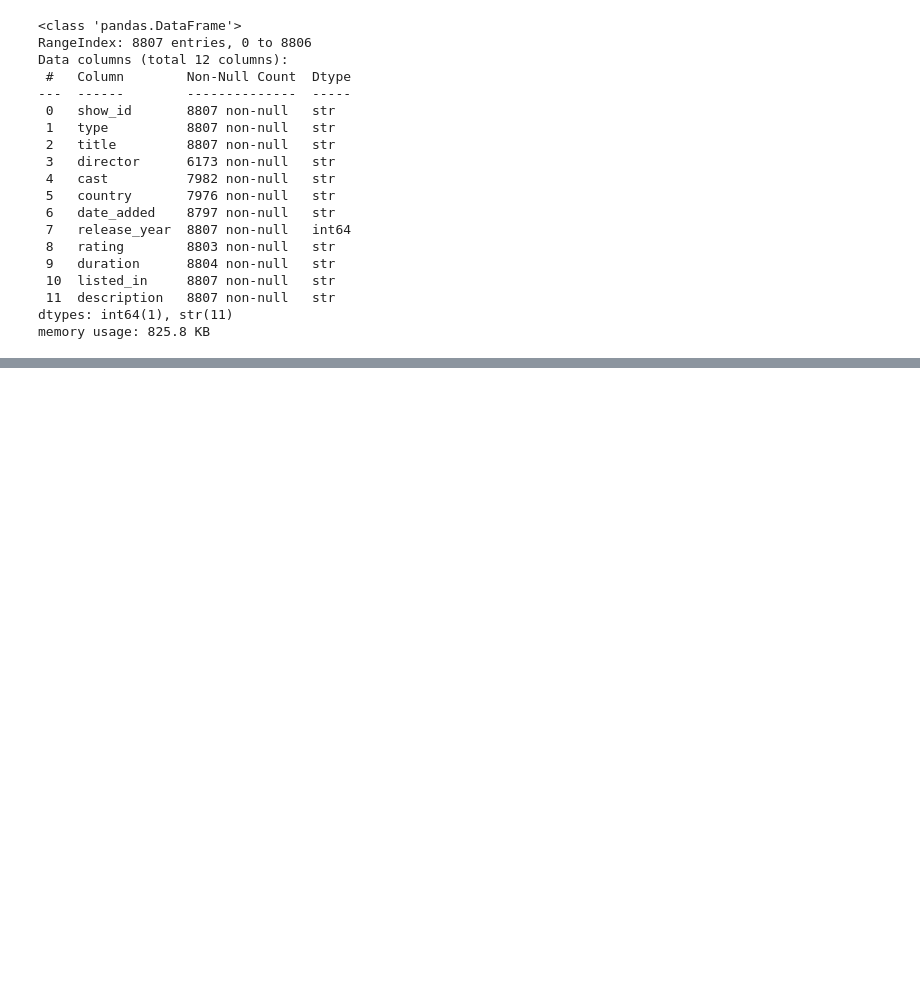
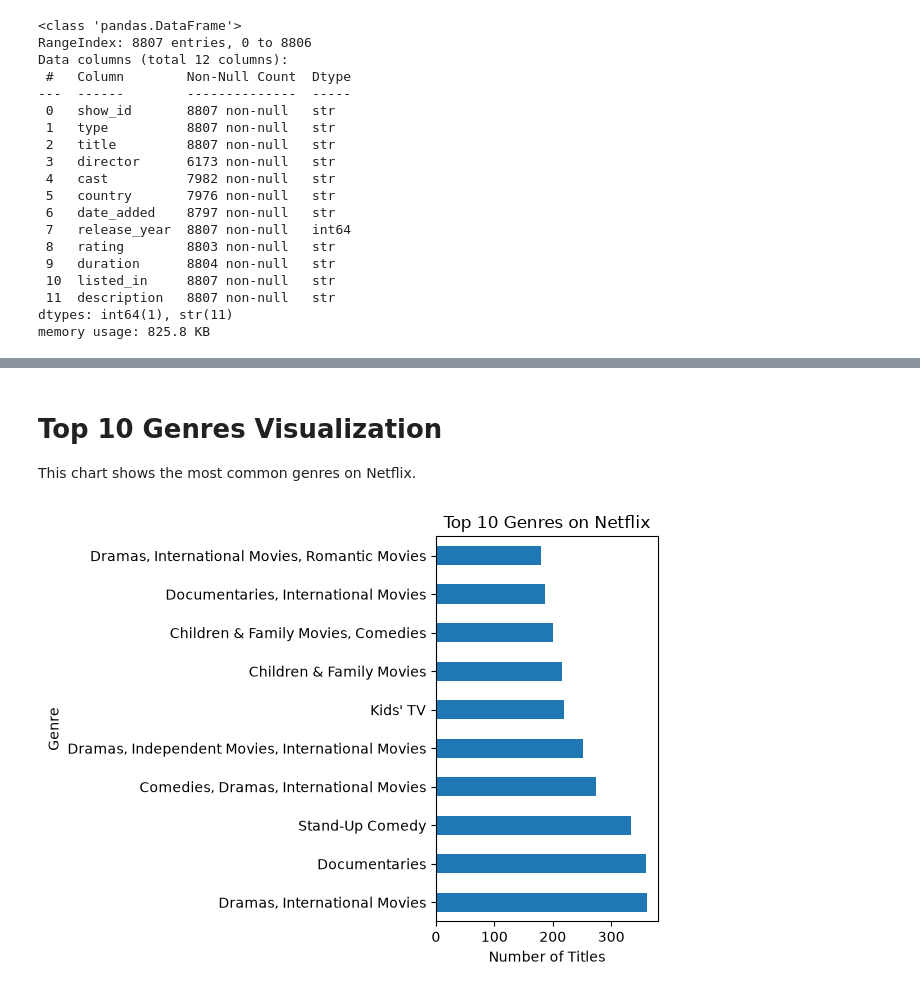
Before and after one commit to Woxnkr/netflix-data-analysis, a Jupyter notebook: notebook/netflix_analysis.ipynb, the cells around one changed output, grey strips where cells are left out. Saved outputs shown, nothing was run; the diff lists cells and outputs as text; code cells hidden in the pictures; blank space fills up the shorter version.

```diff
--- a/notebook/netflix_analysis.ipynb
+++ b/notebook/netflix_analysis.ipynb
@@ -45,0 +167,6 @@ memory usage: 825.8 KB
+# %%
+# Count the most common genres
+top_genres = df["listed_in"].value_counts().head(10)
+
+# Display the top 10 genres
+top_genres
@@ -45,0 +330,18 @@ memory usage: 825.8 KB
+# %% [markdown]
+# Top 10 Genres Visualization
+
+This chart shows the most common genres on Netflix.
+# %%
+# Create a horizontal bar chart
+top_genres.plot(kind="barh")
+plt.title("Top 10 Genres on Netflix")
+plt.xlabel("Number of Titles")
+plt.ylabel("Genre")
+
+plt.tight_layout()
+
+plt.savefig("../images/top_genres.png", dpi=300)
+
+plt.show()
+# %% [output]
+[figure, added]
```
Also changed, not shown: parts of 48 cells of this notebook, 1 other file.
